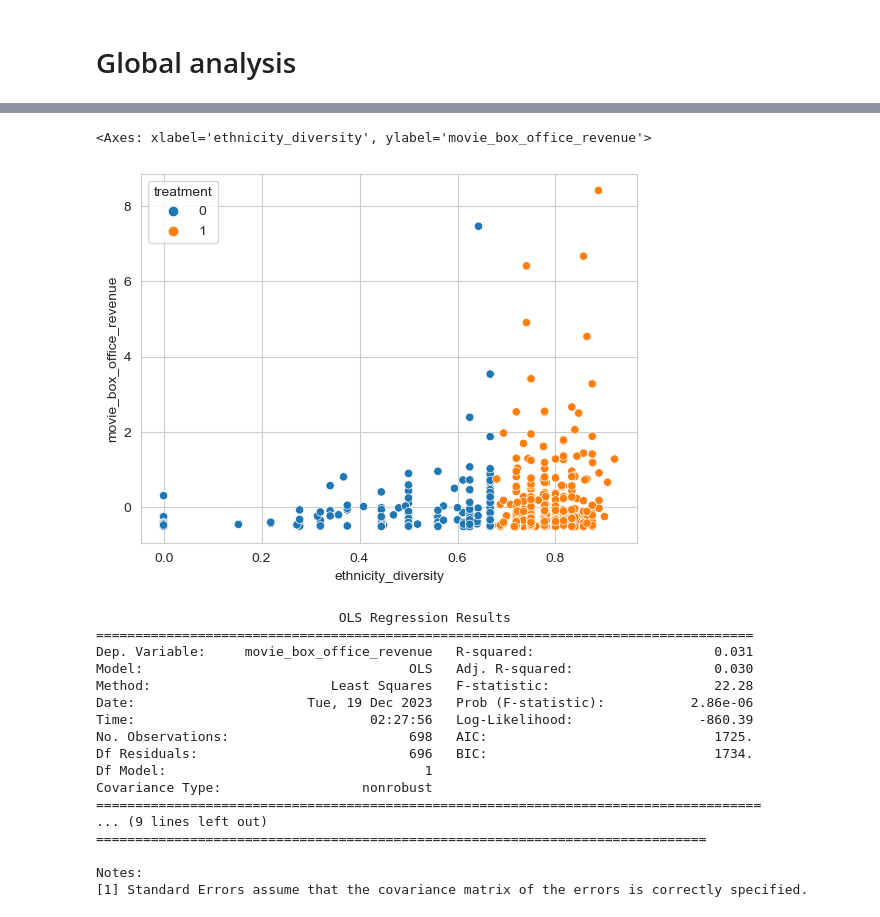
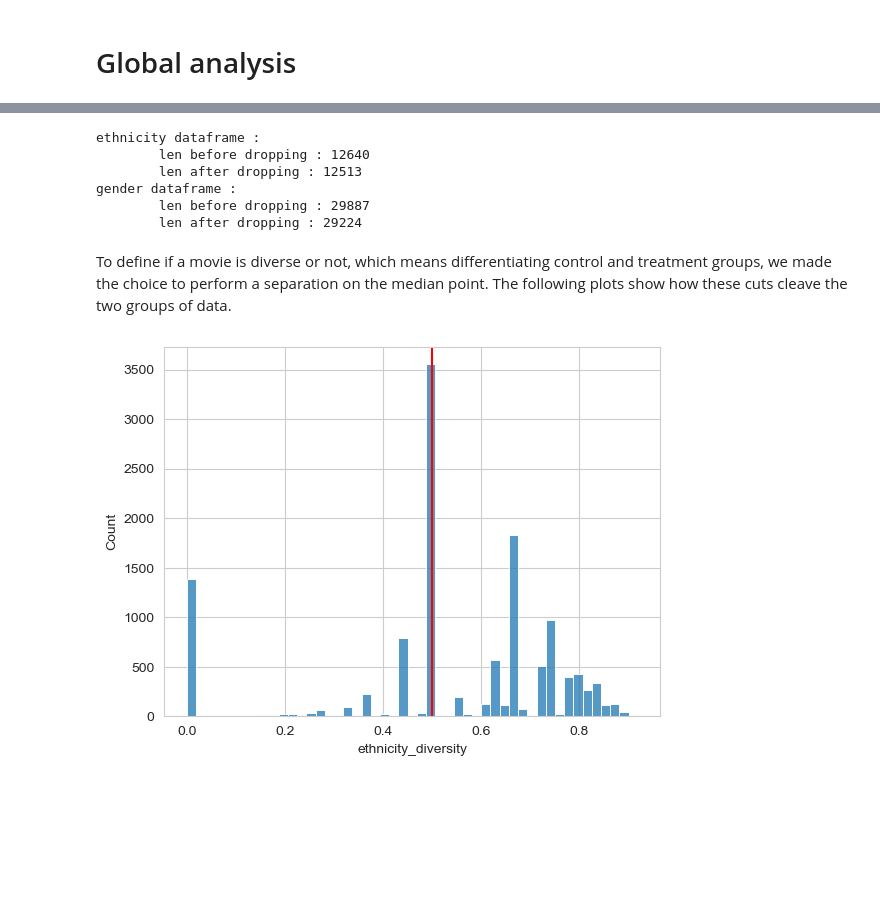
Before and after one commit to epfl-ada/ada-2023-project-analytixxperts2023, a Jupyter notebook: milestoneP3.ipynb, the cells around one changed output, grey strips where cells are left out. Saved outputs shown, nothing was run; the diff lists cells and outputs as text; code cells hidden in the pictures; blank space fills up the shorter version.

```diff
--- a/milestoneP3.ipynb
+++ b/milestoneP3.ipynb
@@ -440,27 +35,13 @@ findfont: Font family ['cmex10'] not found. Falling back to DejaVu Sans.
-# %%
-sns.scatterplot(data=balanced_df_loaded,x='ethnicity_diversity',y='movie_box_office_revenue',hue='treatment')
-# %% [output]
-<Axes: xlabel='ethnicity_diversity', ylabel='movie_box_office_revenue'>
-[figure, removed]
-# %%
-mod = smf.ols(formula= 'movie_box_office_revenue ~ C(treatment)', data=balanced_df_loaded)
-res = mod.fit()
-print(res.summary())
-# %% [output]
-                               OLS Regression Results
-====================================================================================
-Dep. Variable:     movie_box_office_revenue   R-squared:                       0.031
-Model:                                  OLS   Adj. R-squared:                  0.030
-Method:                       Least Squares   F-statistic:                     22.28
-Date:                      Tue, 19 Dec 2023   Prob (F-statistic):           2.86e-06
-Time:                              02:27:56   Log-Likelihood:                -860.39
-No. Observations:                       698   AIC:                             1725.
-Df Residuals:                           696   BIC:                             1734.
-Df Model:                                 1
-Covariance Type:                  nonrobust
-=====================================================================================
-... (9 lines left out)
-==============================================================================
-
-Notes:
-[1] Standard Errors assume that the covariance matrix of the errors is correctly specified.
+# %%
+#Filter out movies with no release year
+enthnicity_df_filtered = ethnicity_diversity_df.dropna(subset='movie_release_year').copy()
+gender_df_filtered = gender_diverity_df.dropna(subset='movie_release_year').copy()
+print('ethnicity dataframe : \n\tlen before dropping : {}\n\tlen after dropping : {}'.format(len(ethnicity_diversity_df),len(enthnicity_df_filtered)))
+print('gender dataframe : \n\tlen before dropping : {}\n\tlen after dropping : {}'.format(len(gender_diverity_df),len(gender_df_filtered)))
+# %% [output]
+ethnicity dataframe :
+        len before dropping : 12640
+        len after dropping : 12513
+gender dataframe :
+        len before dropping : 29887
+        len after dropping : 29224
@@ -466,0 +244,9 @@ Notes:
+# %% [markdown]
+To define if a movie is diverse or not, which means differentiating control and treatment groups, we made the choice to perform a separation on the median point. The following plots show how these cuts cleave the two groups of data.
+# %%
+sns.histplot(data = enthnicity_df_filtered,x='ethnicity_diversity')
+threshold_ethnicity = enthnicity_df_filtered['ethnicity_diversity'].median()
+plt.axvline(x=threshold_ethnicity,c='red')
+plt.show()
+# %% [output]
+[figure, added]
```
Also changed, not shown: parts of 46 cells of this notebook.
